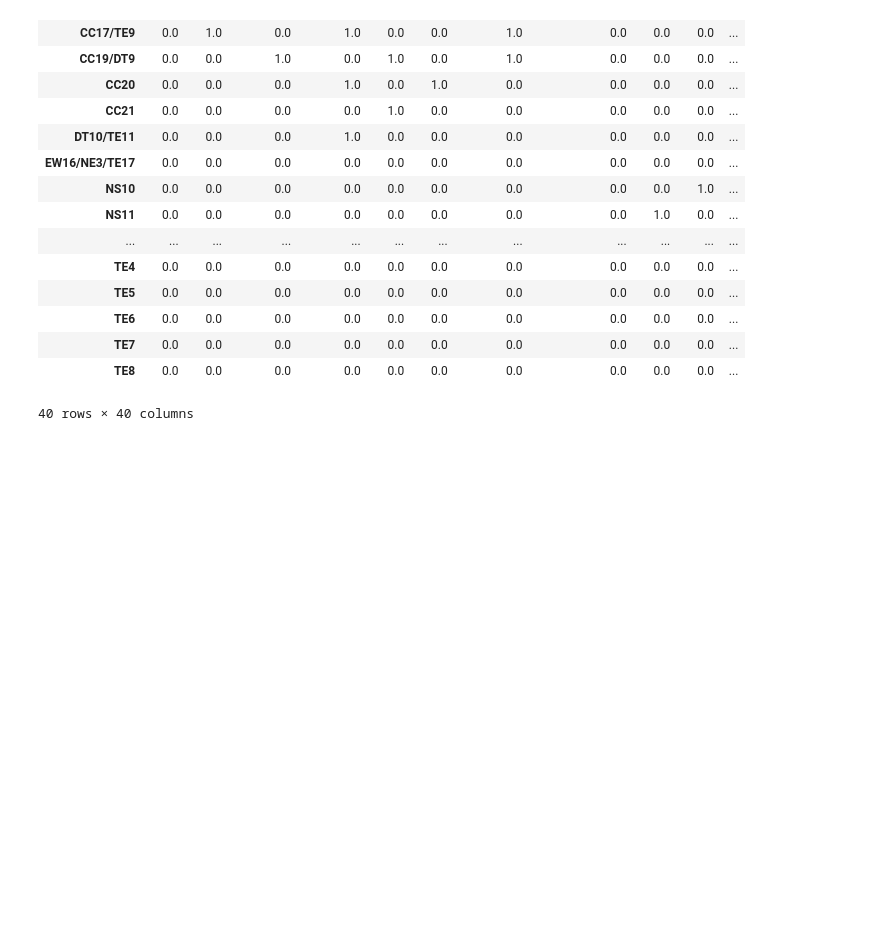
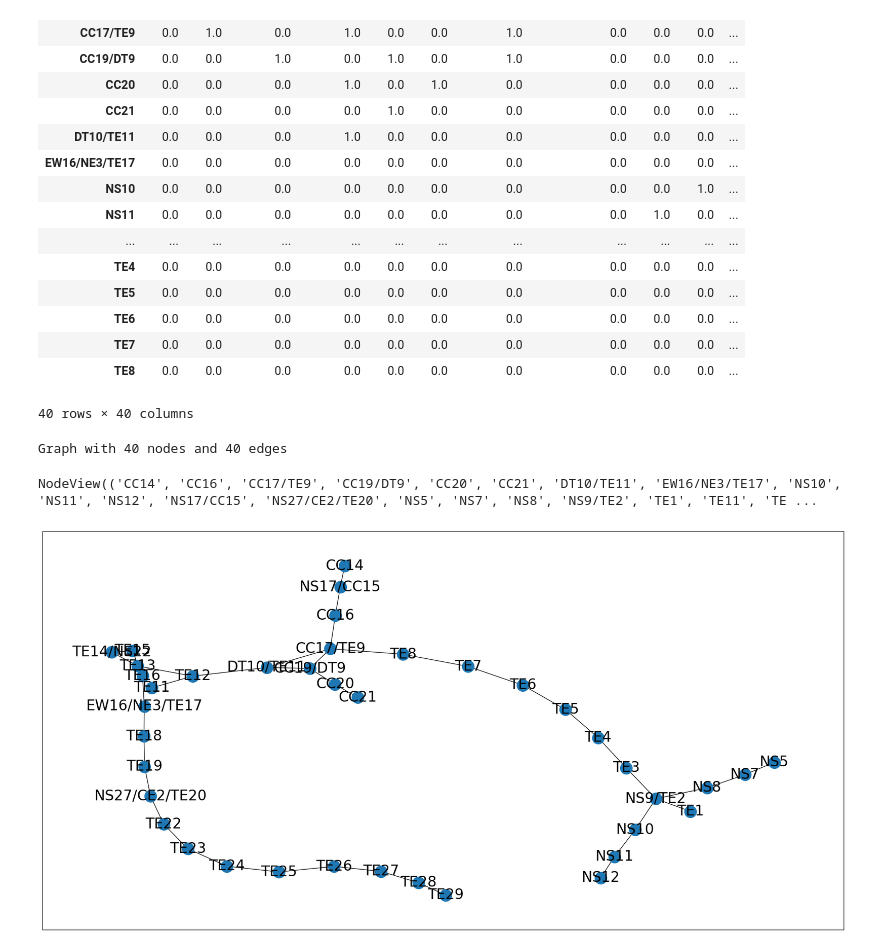
Before and after one commit to FreedomXV/GNAR-FYP, a Jupyter notebook: Data Processing/generate_mrt_net.ipynb, the cells around one changed output. Cells and saved outputs as stored; diff of their text form; code cells hidden in the pictures; blank space fills up the shorter version.

```diff
--- a/Data Processing/generate_mrt_net.ipynb
+++ b/Data Processing/generate_mrt_net.ipynb
@@ -221,3 +235,17 @@ adj_matrix
 40 rows × 40 columns
 # %%
 adj_matrix.to_csv('Data\Master Sets\TE_Line_Adjacency_Matrix_Extended.csv')
+# %%
+G = nx.from_pandas_adjacency(adj_matrix)
+# %%
+print(G)
+G.nodes
+# %% [output]
+Graph with 40 nodes and 40 edges
+NodeView(('CC14', 'CC16', 'CC17/TE9', 'CC19/DT9', 'CC20', 'CC21', 'DT10/TE11', 'EW16/NE3/TE17', 'NS10', 'NS11', 'NS12', 'NS17/CC15', 'NS27/CE2/TE20', 'NS5', 'NS7', 'NS8', 'NS9/TE2', 'TE1', 'TE11', 'TE ...
+# %%
+f = plt.figure(figsize=(24, 12))
+nx.draw_networkx(G, node_size = 400, font_size = 24)
+# https://networkx.org/documentation/stable/reference/generated/networkx.drawing.nx_pylab.draw_networkx.html
+# %% [output]
+[figure, added]
```
Also changed, not shown: parts of 2 cells of this notebook, 7 other files.
